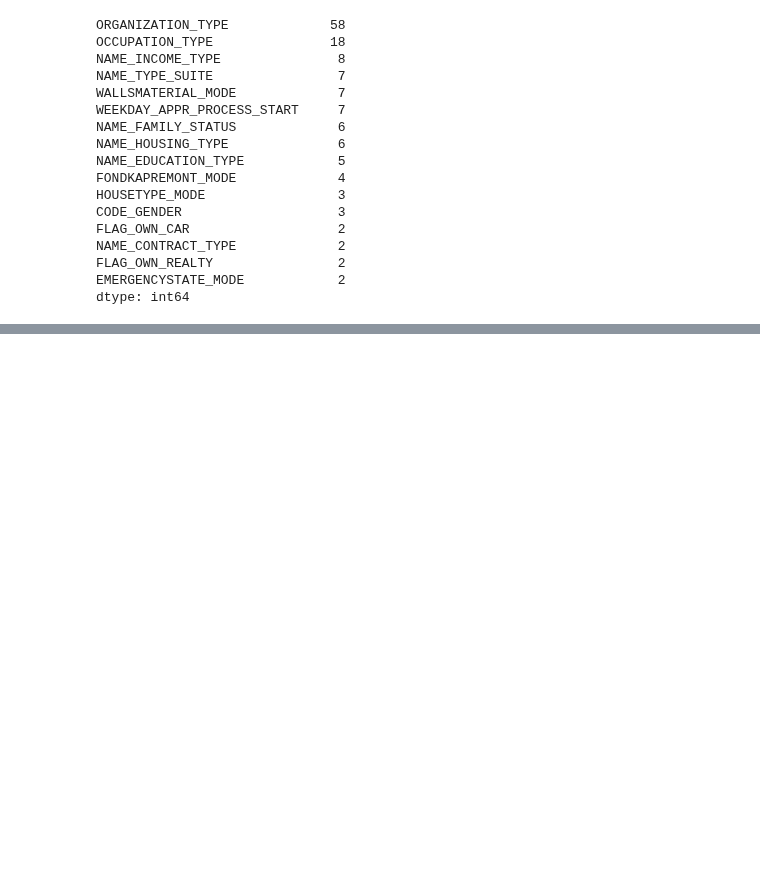
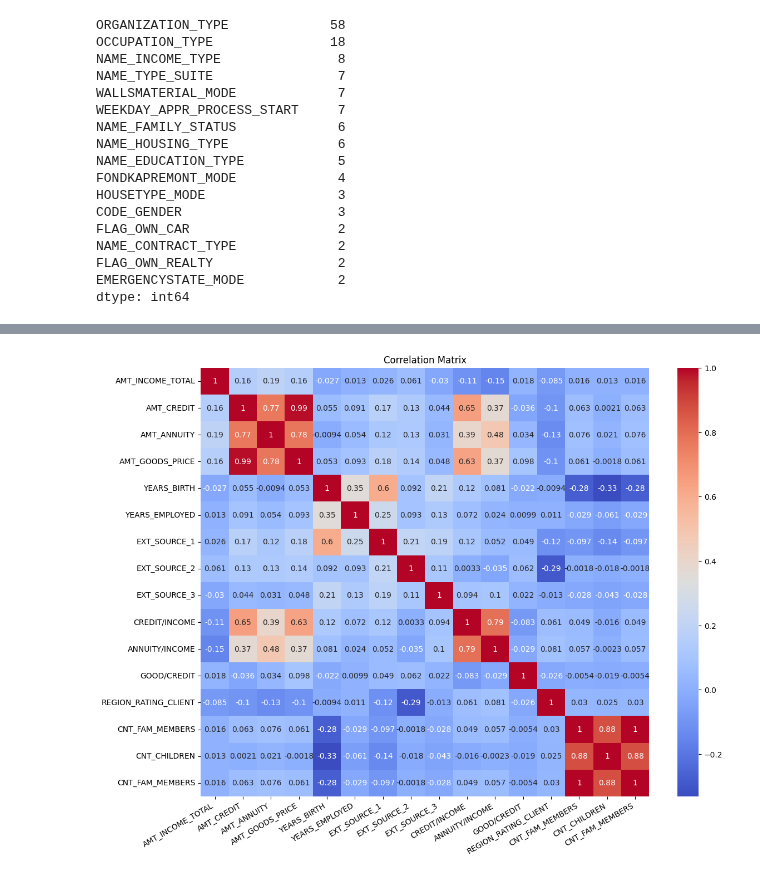
Before and after one commit to naynay-push-force/credit-risk-pd, a Jupyter notebook: src/notebooks/01_eda_application_train.ipynb, the cells around one changed output, grey strips where cells are left out. Cells and saved outputs as stored; diff of their text form; code cells hidden in the pictures; blank space fills up the shorter version.

```diff
--- a/src/notebooks/01_eda_application_train.ipynb
+++ b/src/notebooks/01_eda_application_train.ipynb
@@ -363,0 +410,10 @@ AMT_INCOME_TOTAL_bins
+# %%
+cols_ = cols + ['CNT_CHILDREN', 'CNT_FAM_MEMBERS']
+plt.figure(figsize=(13, 10))
+gf = df[cols_]
+sns.heatmap(gf.corr(), annot=True, cmap='coolwarm')
+plt.title("Correlation Matrix")
+plt.xticks(rotation=30, ha='right')
+plt.show()
+# %% [output]
+[figure, added]
```
Also changed, not shown: parts of 11 cells of this notebook.
